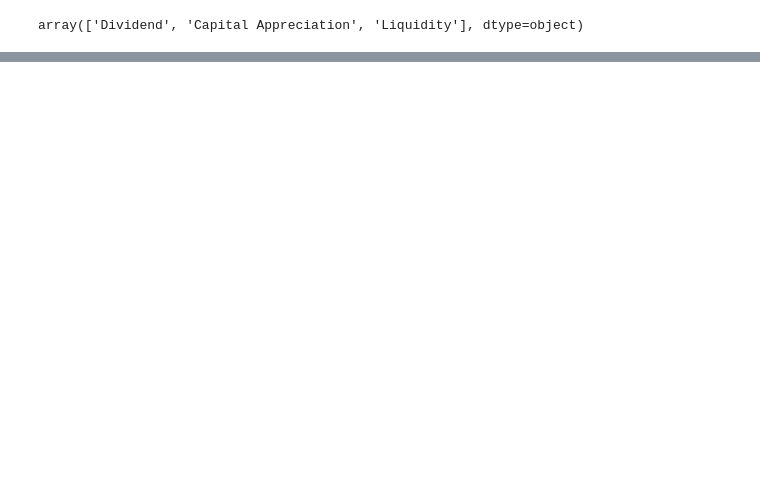
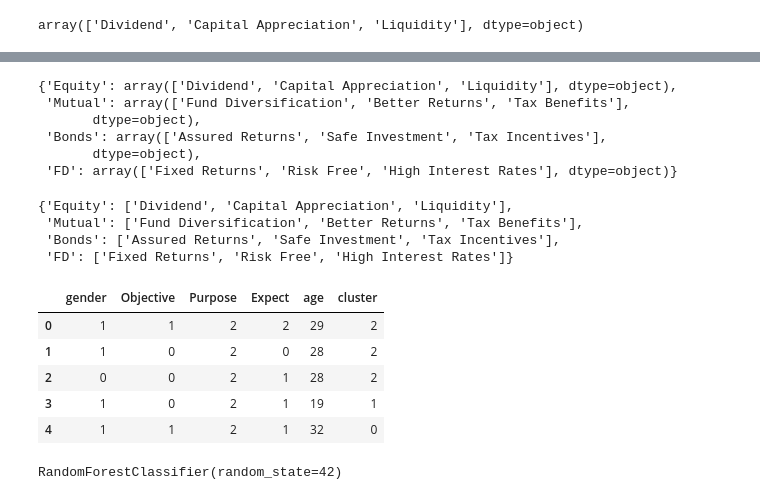
Before and after one commit to abr-98/Personal_Finance_Helper_Bot, a Jupyter notebook: financial_trends/data-analysis_and_modelling.ipynb, the cells around one changed output, grey strips where cells are left out. Saved outputs shown, nothing was run; the diff lists cells and outputs as text; code cells hidden in the pictures; blank space fills up the shorter version.

```diff
--- a/financial_trends/data-analysis_and_modelling.ipynb
+++ b/financial_trends/data-analysis_and_modelling.ipynb
@@ -313,0 +488,9 @@ dict_reason_equity = {"Equity": reason_equity, "Mutual": reason_mutual, "Bonds":
+# %%
+dict_reason_equity
+# %% [output]
+{'Equity': array(['Dividend', 'Capital Appreciation', 'Liquidity'], dtype=object),
+ 'Mutual': array(['Fund Diversification', 'Better Returns', 'Tax Benefits'],
+       dtype=object),
+ 'Bonds': array(['Assured Returns', 'Safe Investment', 'Tax Incentives'],
+       dtype=object),
+ 'FD': array(['Fixed Returns', 'Risk Free', 'High Interest Rates'], dtype=object)}
@@ -313,0 +499,7 @@ dict_reason_equity = {"Equity": reason_equity, "Mutual": reason_mutual, "Bonds":
+# %%
+fixed_dict
+# %% [output]
+{'Equity': ['Dividend', 'Capital Appreciation', 'Liquidity'],
+ 'Mutual': ['Fund Diversification', 'Better Returns', 'Tax Benefits'],
+ 'Bonds': ['Assured Returns', 'Safe Investment', 'Tax Incentives'],
+ 'FD': ['Fixed Returns', 'Risk Free', 'High Interest Rates']}
@@ -313,0 +513,9 @@ dict_reason_equity = {"Equity": reason_equity, "Mutual": reason_mutual, "Bonds":
+# %%
+data_grouped.head()
+# %% [output]
+|  | gender | Objective | Purpose | Expect | age | cluster |
+| 0 | 1 | 1 | 2 | 2 | 29 | 2 |
+| 1 | 1 | 0 | 2 | 0 | 28 | 2 |
+| 2 | 0 | 0 | 2 | 1 | 28 | 2 |
+| 3 | 1 | 0 | 2 | 1 | 19 | 1 |
+| 4 | 1 | 1 | 2 | 1 | 32 | 0 |
@@ -313,0 +526,4 @@ dict_reason_equity = {"Equity": reason_equity, "Mutual": reason_mutual, "Bonds":
+# %%
+rf.fit(data_grouped.drop("cluster", axis=1), data_grouped["cluster"])
+# %% [output]
+RandomForestClassifier(random_state=42)
```
Also changed, not shown: parts of 34 cells of this notebook, 7 other files.
